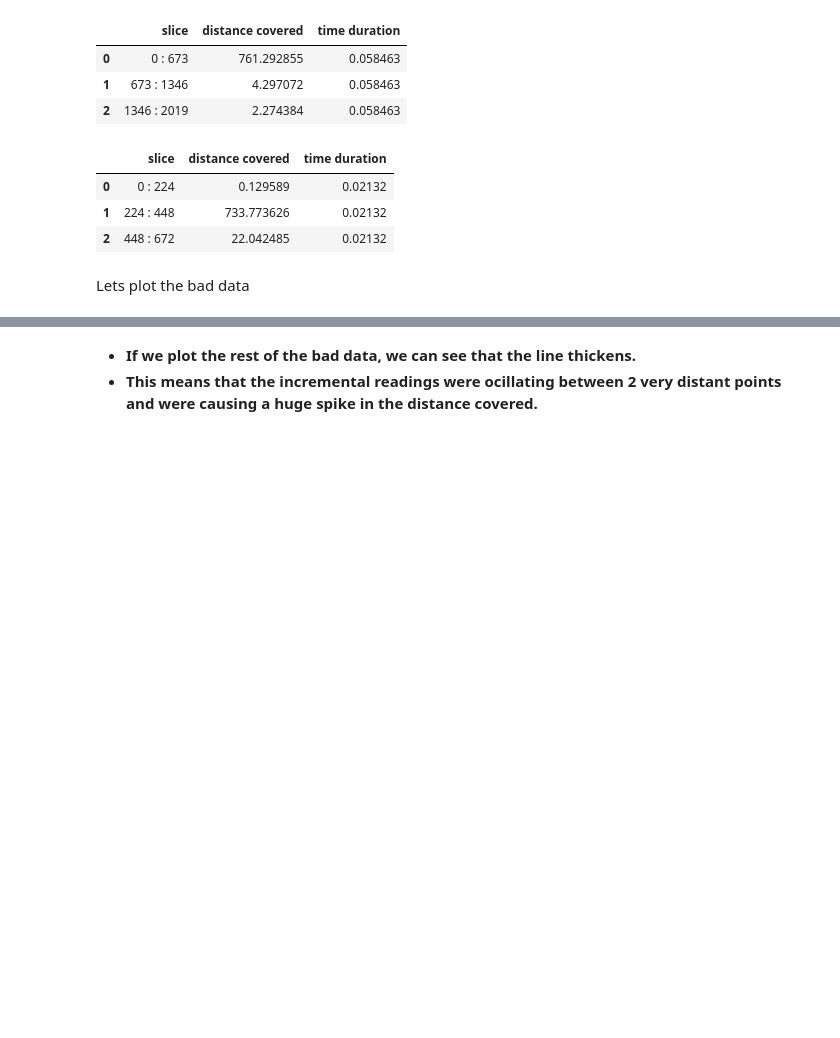
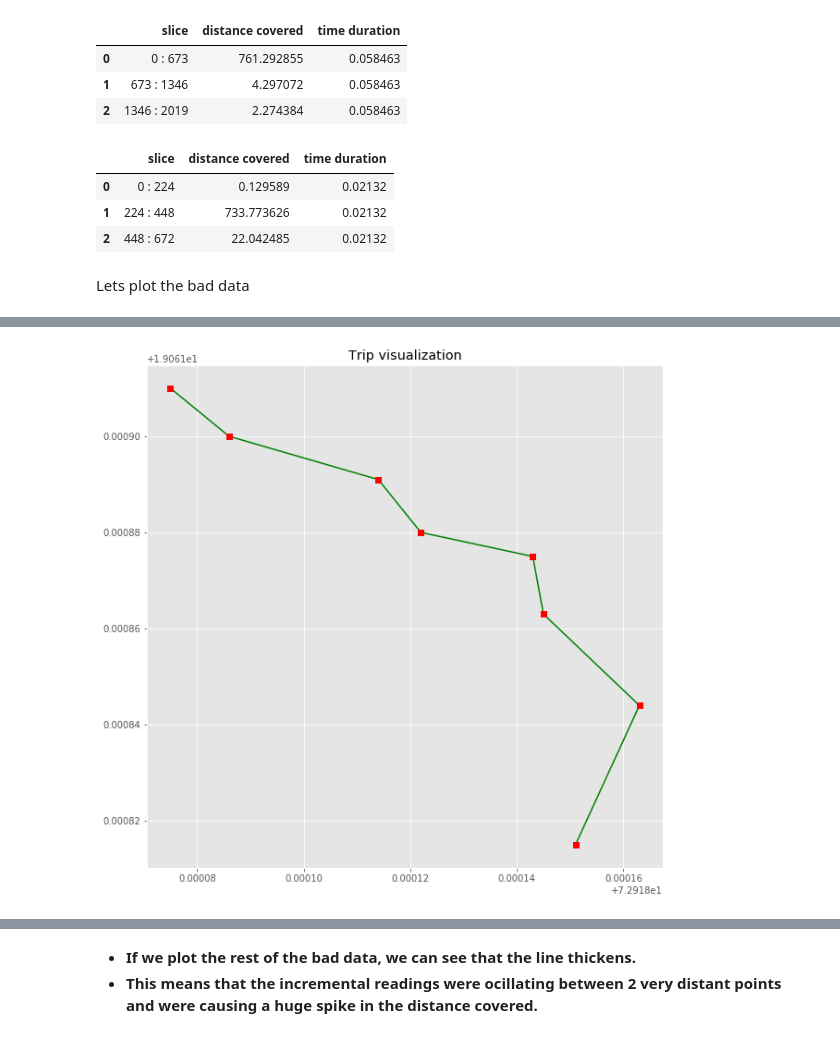
Before and after one commit to anish2197/data-analystics, a Jupyter notebook: Day 8.ipynb, the cells around one changed output, grey strips where cells are left out. Drawn from its saved outputs; the diff is of its cells as text; code cells hidden in the pictures; blank space fills up the shorter version.

```diff
--- a/Day 8.ipynb
+++ b/Day 8.ipynb
@@ -189,0 +178,5 @@ plt.show()
+# %%
+df_bad = df_bad3[220:280]
+plot_trip(df_bad, 10, 10)
+# %% [output]
+[figure, added]
```
Also changed, not shown: parts of 12 cells of this notebook, 1 other file.
